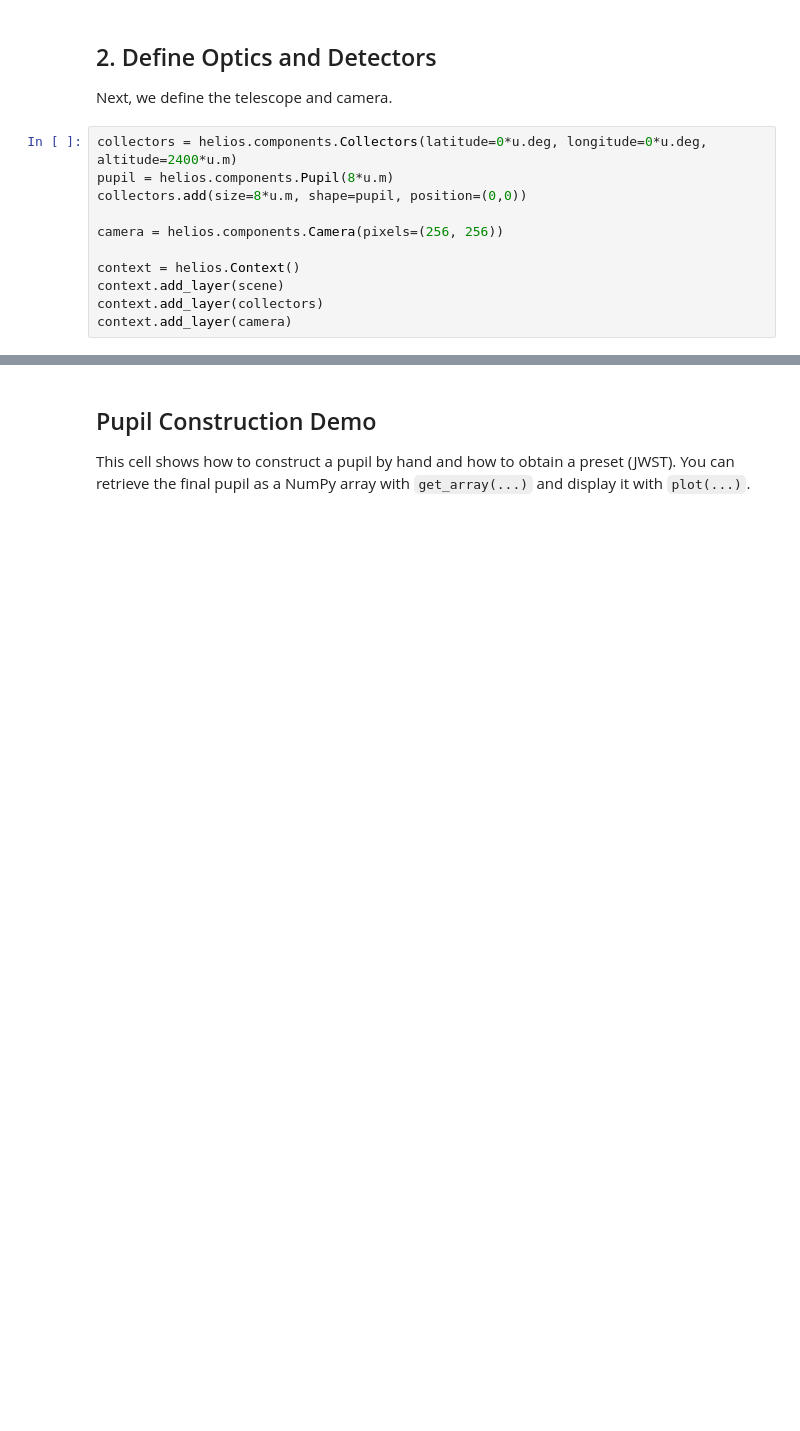
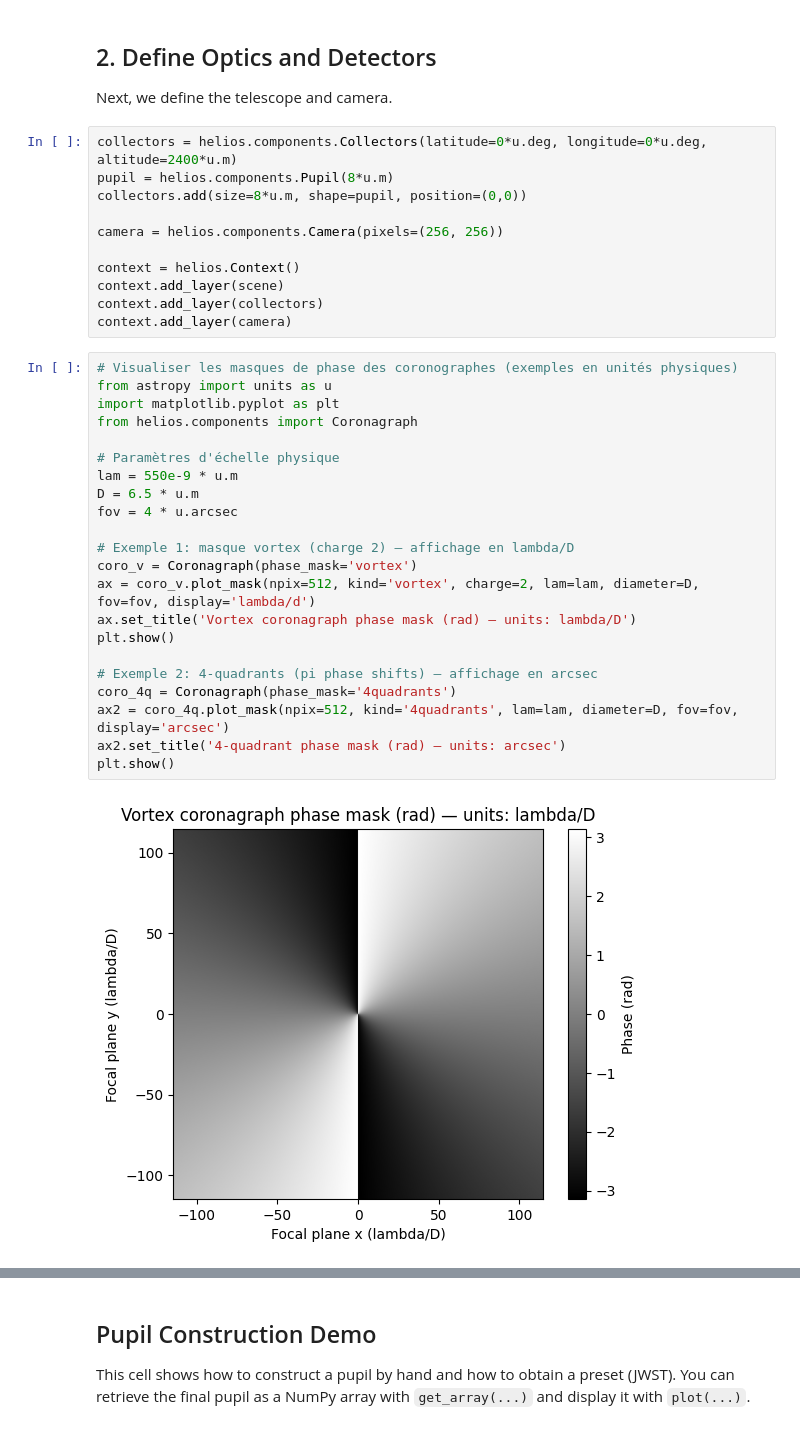
Before and after one commit to VForiel/HELIOS, a Jupyter notebook: examples/demo.ipynb, the cells around one changed output, grey strips where cells are left out. Saved outputs shown, nothing was run; the diff lists cells and outputs as text; blank space fills up the shorter version.

```diff
--- a/examples/demo.ipynb
+++ b/examples/demo.ipynb
@@ -60,3 +60,27 @@ context = helios.Context()
 context.add_layer(scene)
 context.add_layer(collectors)
 context.add_layer(camera)
+# %%
+# Visualiser les masques de phase des coronographes (exemples en unités physiques)
+from astropy import units as u
+import matplotlib.pyplot as plt
+from helios.components import Coronagraph
+
+# Paramètres d'échelle physique
+lam = 550e-9 * u.m
+D = 6.5 * u.m
+fov = 4 * u.arcsec
+
+# Exemple 1: masque vortex (charge 2) — affichage en lambda/D
+coro_v = Coronagraph(phase_mask='vortex')
+ax = coro_v.plot_mask(npix=512, kind='vortex', charge=2, lam=lam, diameter=D, fov=fov, display='lambda/d')
+ax.set_title('Vortex coronagraph phase mask (rad) — units: lambda/D')
+plt.show()
+
+# Exemple 2: 4-quadrants (pi phase shifts) — affichage en arcsec
+coro_4q = Coronagraph(phase_mask='4quadrants')
+ax2 = coro_4q.plot_mask(npix=512, kind='4quadrants', lam=lam, diameter=D, fov=fov, display='arcsec')
+ax2.set_title('4-quadrant phase mask (rad) — units: arcsec')
+plt.show()
+# %% [output]
+[figure, added]
```
Also changed, not shown: parts of 1 cell of this notebook, 2 other files.
